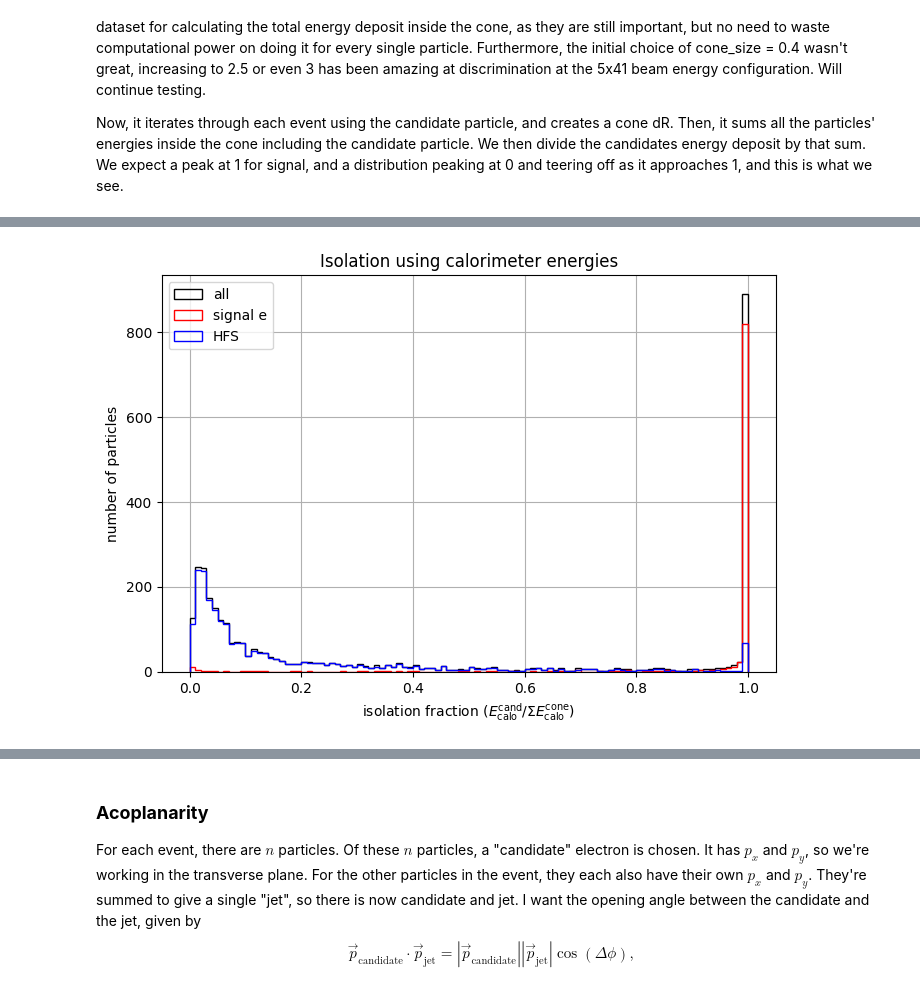
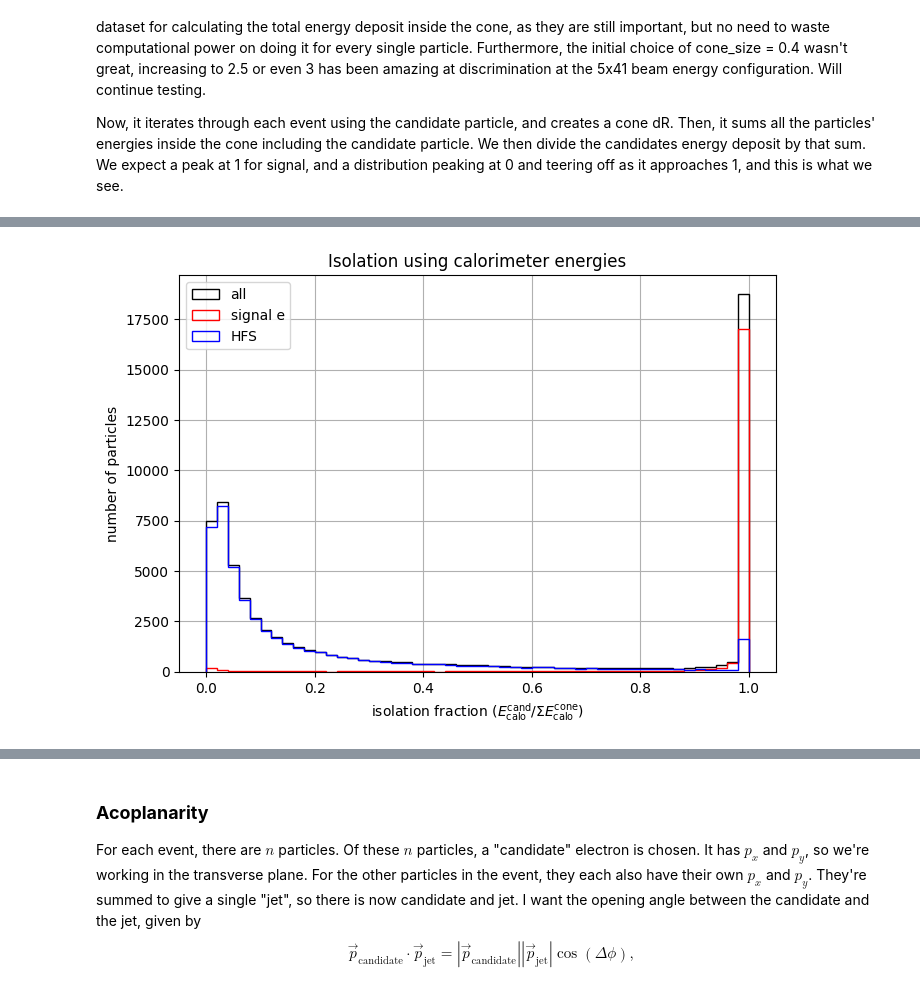
Before and after one commit to nalted/Masters-Project-Public, a Jupyter notebook: projectxg/xgboost_tutorial.ipynb, the cells around one changed output, grey strips where cells are left out. Cells and saved outputs as stored; diff of their text form; code cells hidden in the pictures.

```diff
--- a/projectxg/xgboost_tutorial.ipynb
+++ b/projectxg/xgboost_tutorial.ipynb
@@ -131,8 +134,6 @@ ch_px_raw = events["ReconstructedChargedParticles.momentum.x"]
 ch_py_raw = events["ReconstructedChargedParticles.momentum.y"]
 ch_pz_raw = events["ReconstructedChargedParticles.momentum.z"]
 ch_charge = events["ReconstructedChargedParticles.charge"]
-
-#is_negative = ch_charge == -1
 
 # boosting for event-level variables
 massless_E = np.sqrt(px_raw**2 + py_raw**2 + pz_raw**2)
@@ -156,10 +157,10 @@ endcapN_pos_z = events["EcalEndcapNClusters.position.z"]
 
 vector.register_awkward() # vector used instead of PxPyPzEVector for compatibility
 reco_vec = vector.Array(ak.zip({   # zip takes the awkward arrays and makes a single structured array where each element
-    "px": px_raw,                      # has a named field
+    "px": px_raw,                  # has a named field
     "py": py_raw,
     "pz": pz_raw,
-    "energy": np.sqrt(px_raw**2 + py_raw**2 + pz_raw**2)  # massless for now, won't even be used
+    "energy": np.sqrt(px_raw**2 + py_raw**2 + pz_raw**2 + mass**2)  # massless for now, won't even be used
 }))
 
 pt = reco_vec.pt  # transverse momentum
@@ -172,7 +173,7 @@ ch_reco_vec = vector.Array(ak.zip({
     "px": ch_px_raw,
     "py": ch_py_raw,
     "pz": ch_pz_raw,
-    "energy": np.sqrt(ch_px_raw**2 + ch_py_raw**2 + ch_pz_raw**2)
+    "energy": np.sqrt(ch_px_raw**2 + ch_py_raw**2 + ch_pz_raw**2 + mass**2)
 }))
 
 ch_pt = ch_reco_vec.pt
@@ -189,7 +190,6 @@ reco_to_mc_sim = events["ReconstructedParticleAssociations.simID"]  # MC particl
 reco_to_mc_rec_ch = events["ReconstructedChargedParticleAssociations.recID"]
 reco_to_mc_sim_ch = events["ReconstructedChargedParticleAssociations.simID"]
 
-
 # cluster and MC associations (recID is cluster index, simID is MC particle index)
 barrel_clu_idx  = events["EcalBarrelClusterAssociations.recID"]
 barrel_mc_idx = events["EcalBarrelClusterAssociations.simID"]
@@ -201,14 +201,9 @@ endcapN_mc_idx = events["EcalEndcapNClusterAssociations.simID"]
 endcapP_clu_idx = events["EcalEndcapPClusterAssociations.recID"]
 endcapP_mc_idx = events["EcalEndcapPClusterAssociations.simID"]
 
-# jet variables
-# jet_px = events["ReconstructedParticles.momentum.x"]
-# jet_py = events["ReconstructedParticles.momentum.y"]
-# jet_pz = events["ReconstructedParticles.momentum.z"]
-
 # boosted variables
-boosted_px, boosted_py, boosted_pz, boosted_E = apply_lorentz_transform(px_raw, py_raw, pz_raw, massless_E, P_tot, rot_y_angle, rot_x_angle)
-boosted_px_ch, boosted_py_ch, boosted_pz_ch, boosted_E_ch = apply_lorentz_transform(ch_px_raw, ch_py_raw, ch_pz_raw, massless_E_ch, P_tot, rot_y_angle, rot_x_angle)
+boosted_px, boosted_py, boosted_pz, boosted_E = apply_boost(px_raw, py_raw, pz_raw, massless_E, P_tot, rot_y_angle, rot_x_angle)
+boosted_px_ch, boosted_py_ch, boosted_pz_ch, boosted_E_ch = apply_boost(ch_px_raw, ch_py_raw, ch_pz_raw, massless_E_ch, P_tot, rot_y_angle, rot_x_angle)
 # %%
 # defining event level variables
 
@@ -484,0 +429,9 @@ ReconstructedChargedParticles per event: mean=3.7
+# %%
+# isolation fraction using vectorised isolation calculation
+iso_calo_total_vec = calculate_isolation_vectorised(
+    matched_calo_eta_ch, matched_calo_phi_ch,
+    all_calo_eta, all_calo_phi, all_calo_E, cone_size=2.5)
+
+iso_frac_calo_vec = ak.where(iso_calo_total_vec > 0,
+                             matched_calo_E_ch_vec / iso_calo_total_vec,
+                             0.0)
@@ -485,26 +474,22 @@ ReconstructedChargedParticles per event: mean=3.7
 # %%
-reco_has_mc_ch_iso_calo = has_mc_per_ch & (matched_calo_E_ch_all > 0) # only chooses tracks that have a matched mc particle and a
-                                                                  # matched calorimeter energy
-is_signal_electron_ch_iso_calo = reco_has_mc_ch_iso_calo & (mc_gen_per_ch == 1) & (abs(mc_pdg_per_ch) == 11)
-is_hfs_ch_iso_calo = reco_has_mc_ch_iso_calo & (mc_gen_per_ch == 1) & (abs(mc_pdg_per_ch) != 11)
-all_iso_calo = ak.flatten(iso_frac_calo[reco_has_mc_ch_iso_calo])
-iso_signal_calo = ak.flatten(iso_frac_calo[is_signal_electron_ch_iso_calo])
-iso_hfs_calo    = ak.flatten(iso_frac_calo[is_hfs_ch_iso_calo])
+all_iso_calo = ak.flatten(iso_frac_calo_vec[reco_has_mc_ch])
+iso_signal_calo = ak.flatten(iso_frac_calo_vec[is_signal_electron_ch])
+iso_hfs_calo    = ak.flatten(iso_frac_calo_vec[is_hfs_ch])
 
 fig, ax = plt.subplots(figsize=(7, 5))
-ax.hist(all_iso_calo, bins = 100, range=(0, 1), histtype='step', color='black', label='all')
-ax.hist(iso_signal_calo, bins=100, range=(0, 1), histtype='step', color='red',  label='signal e')
-ax.hist(iso_hfs_calo,    bins=100, range=(0, 1), histtype='step', color='blue', label='HFS')
+ax.hist(all_iso_calo, bins = 50, range=(0, 1), histtype='step', color='black', label='all')
+ax.hist(iso_signal_calo, bins = 50, range=(0, 1), histtype='step', color='red',  label='signal e')
+ax.hist(iso_hfs_calo, bins = 50, range=(0, 1), histtype='step', color='blue', label='HFS')
 ax.set_xlabel(r'isolation fraction ($E_{\mathrm{calo}}^{\mathrm{cand}} / \Sigma E_{\mathrm{calo}}^{\mathrm{cone}}$)')
 ax.set_ylabel('number of particles')
 ax.set_title('Isolation using calorimeter energies')
 ax.grid()
 ax.legend()
 plt.tight_layout()
 #plt.yscale('log')
 plt.show()
 # %% [output]
-[figure, old version]
+[figure, new version]
 # %%
 # dR from candidate to nearest cluster
 def calc_nearest_cluster_dR(cand_eta, cand_phi, field_eta, field_phi):
```
Also changed, not shown: parts of 40 cells of this notebook.
